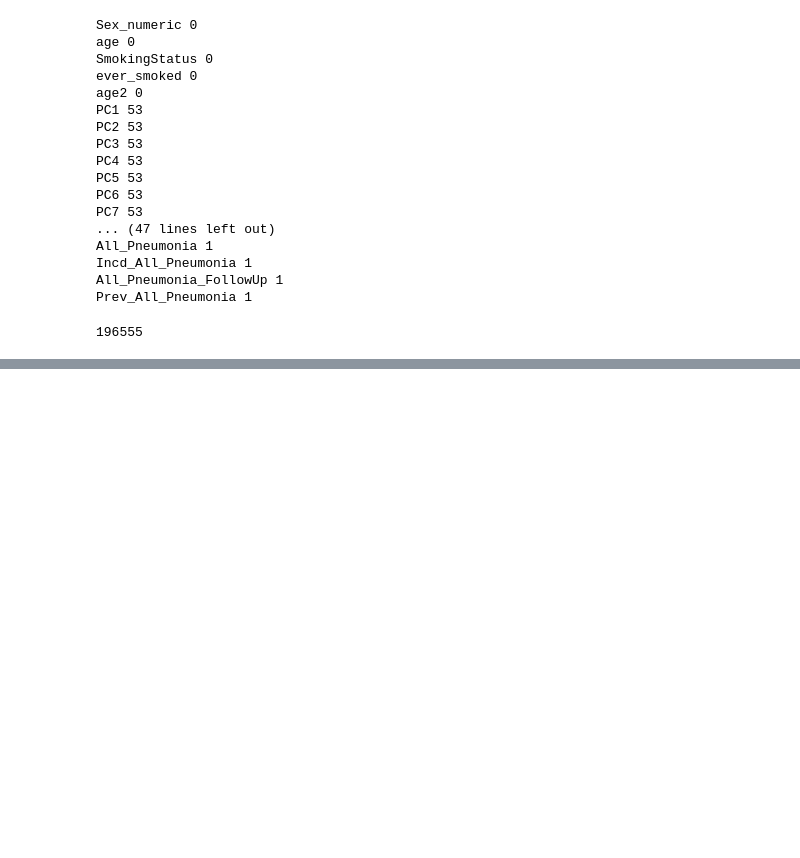
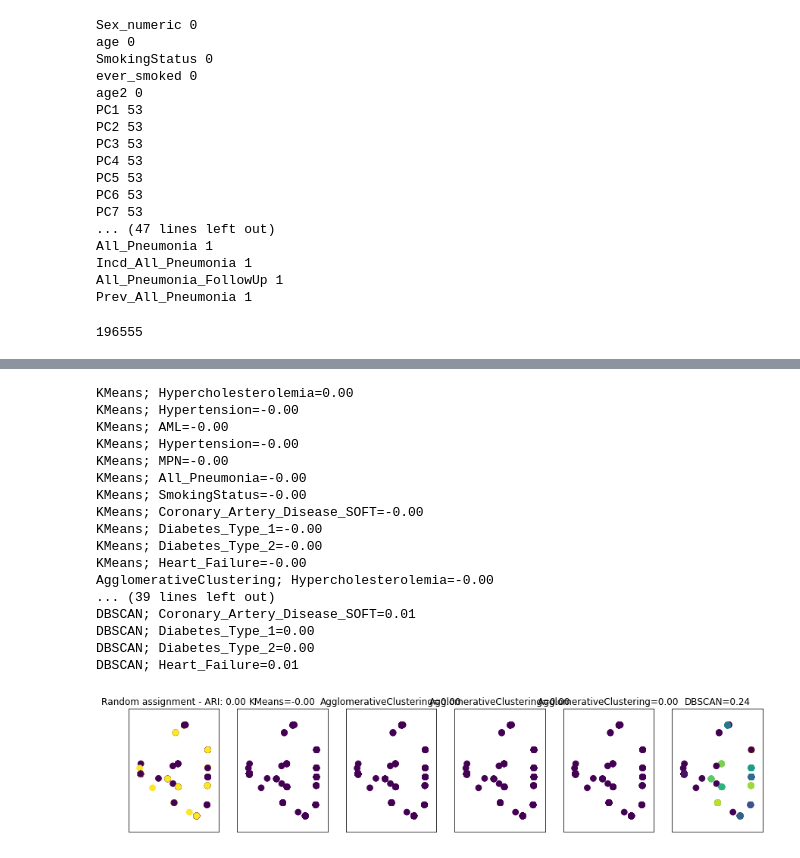
Before and after one commit to yaromar/CHUD, a Jupyter notebook: vis_clustering_yaro.ipynb, the cells around one changed output, grey strips where cells are left out. Cells and saved outputs as stored; diff of their text form; code cells hidden in the pictures; blank space fills up the shorter version.

Commit message:
Add files via upload
fixed clustering

```diff
--- a/vis_clustering_yaro.ipynb
+++ b/vis_clustering_yaro.ipynb
@@ -21,7 +21,7 @@ import matplotlib.pyplot as plt
 # %%
 #PREPROCESSING:
 # %%
-temp = pd.read_feather('sample_var_phenos_all_v2.feather').set_index('sampleID').drop(columns=[
+temp = pd.read_feather('sample_var_phenos_leuk_topmed_v2.feather').set_index('sampleID').drop(columns=[
                                                                                                 'CHIP_Gene',
                                                                                                 'AD',
                                                                                                 'AgeAt_All_Pneumonia',
@@ -272,33 +327,51 @@ fig, axes = plt.subplots(1, 6, figsize=(15, 3),
 # make a list of algorithms to use
 algorithms = [KMeans(n_jobs=-1, n_clusters=2),
               AgglomerativeClustering(n_clusters=2),
               AgglomerativeClustering(n_clusters=2, linkage="complete"),
               AgglomerativeClustering(n_clusters=2, linkage="average"),
               DBSCAN()]
 
 # create a random cluster assignment for reference
 random_state = np.random.RandomState(seed=0)
 random_clusters = random_state.randint(low=0, high=2, size=len(data))
 
 # plot random assignment
 axes[0].scatter(data_phate[:, 0], data_phate[:, 1], c=random_clusters, s=60)#use the best vis. techniq (e.g, UMAP, PHATE, t-sne instead of PCs)
-axes[0].set_title("Random assignment - ARI: {:.2f}".format(
-        adjusted_rand_score(phenotypes.hasCHIP == 1, random_clusters)))
+axes[0].set_title("Random assignment - ARI: {:.2f}".format(adjusted_rand_score(phenotypes.hasCHIP == 1, random_clusters)))
 
 for ax, algorithm in zip(axes[1:], algorithms):
     # plot the cluster assignments and cluster centers
     clusters = algorithm.fit_predict(X_pca_scaled[:, 0:1900])#adjust '1900' according to the # of PCs you are using; use reduced_pca[:, 0:1900] instead if using only a slice of the data
-    ax.scatter(data_phate[:, 0], data_phate[:, 1], c=clusters, s=60)#use the best vis. techniq (e.g, UMAP, PHATE, t-sne instead of PCs)
+    ax.scatter(data_phate[:, 0], data_phate[:, 1], c=clusters, s=1)#use the best vis. techniq (e.g, UMAP, PHATE, t-sne instead of PCs)
     ax.set_title("{}={:.2f}".format(algorithm.__class__.__name__, adjusted_rand_score(phenotypes.hasCHIP == 1, clusters)))
 
     print("{}; Hypercholesterolemia={:.2f}".format(algorithm.__class__.__name__, adjusted_rand_score(phenotypes.Hypercholesterolemia == 1, clusters)))
     print("{}; Hypertension={:.2f}".format(algorithm.__class__.__name__, adjusted_rand_score(phenotypes.Hypertension == 1, clusters)))
     print("{}; AML={:.2f}".format(algorithm.__class__.__name__, adjusted_rand_score(phenotypes.AML == 1, clusters)))
     print("{}; Hypertension={:.2f}".format(algorithm.__class__.__name__, adjusted_rand_score(phenotypes.Hypertension == 1, clusters)))
     print("{}; MPN={:.2f}".format(algorithm.__class__.__name__, adjusted_rand_score(phenotypes.MPN == 1, clusters)))
     print("{}; All_Pneumonia={:.2f}".format(algorithm.__class__.__name__, adjusted_rand_score(phenotypes.All_Pneumonia == 1, clusters)))
     print("{}; SmokingStatus={:.2f}".format(algorithm.__class__.__name__, adjusted_rand_score(phenotypes.SmokingStatus == 1, clusters)))
     print("{}; Coronary_Artery_Disease_SOFT={:.2f}".format(algorithm.__class__.__name__, adjusted_rand_score(phenotypes.Coronary_Artery_Disease_SOFT == 1, clusters)))
     print("{}; Diabetes_Type_1={:.2f}".format(algorithm.__class__.__name__, adjusted_rand_score(phenotypes.Diabetes_Type_1 == 1, clusters)))
     print("{}; Diabetes_Type_2={:.2f}".format(algorithm.__class__.__name__, adjusted_rand_score(phenotypes.Diabetes_Type_2 == 1, clusters)))
     print("{}; Heart_Failure={:.2f}".format(algorithm.__class__.__name__, adjusted_rand_score(phenotypes.Heart_Failure == 1, clusters)))
+# %% [output]
+KMeans; Hypercholesterolemia=0.00
+KMeans; Hypertension=-0.00
+KMeans; AML=-0.00
+KMeans; Hypertension=-0.00
+KMeans; MPN=-0.00
+KMeans; All_Pneumonia=-0.00
+KMeans; SmokingStatus=-0.00
+KMeans; Coronary_Artery_Disease_SOFT=-0.00
+KMeans; Diabetes_Type_1=-0.00
+KMeans; Diabetes_Type_2=-0.00
+KMeans; Heart_Failure=-0.00
+AgglomerativeClustering; Hypercholesterolemia=-0.00
+... (39 lines left out)
+DBSCAN; Coronary_Artery_Disease_SOFT=0.01
+DBSCAN; Diabetes_Type_1=0.00
+DBSCAN; Diabetes_Type_2=0.00
+DBSCAN; Heart_Failure=0.01
+[figure, added]
```
Also changed, not shown: parts of 9 cells of this notebook.
